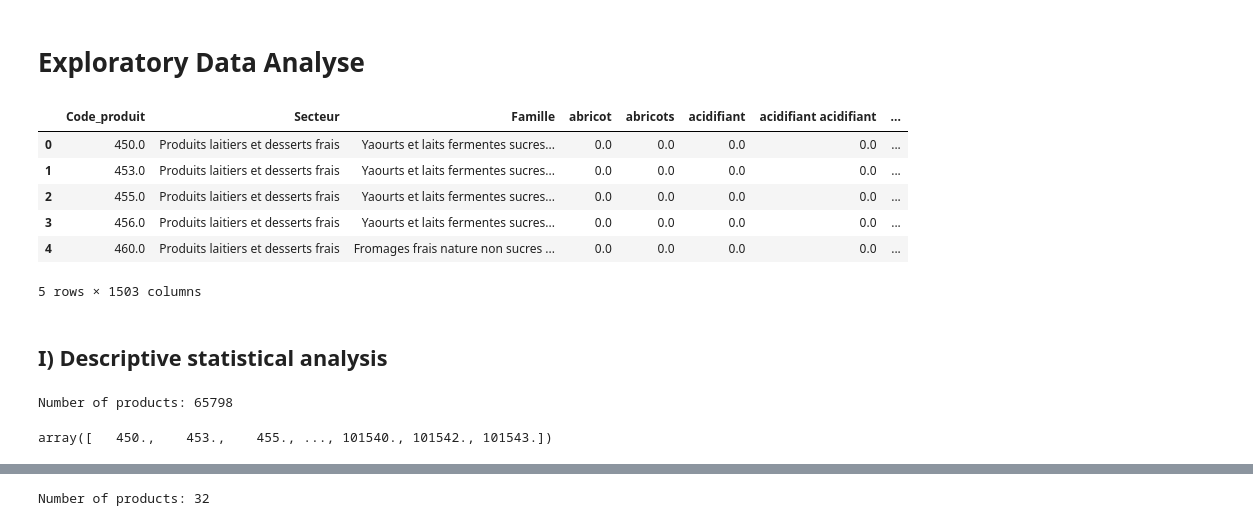
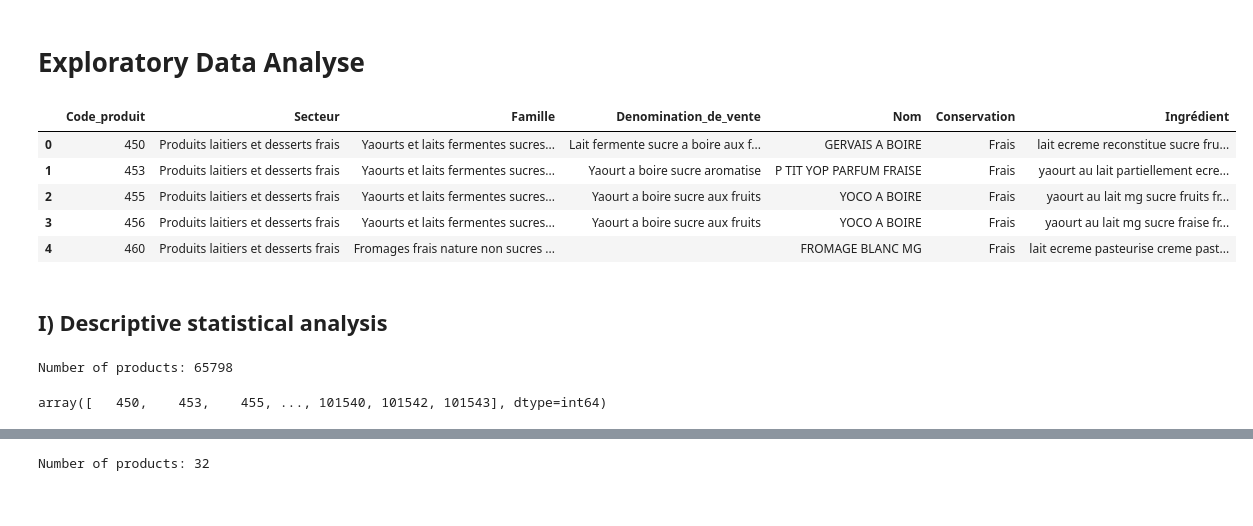
Before and after one commit to Thomasaujoux/food-classification, a Jupyter notebook: Exploratory_Data_Analysis/EDA.ipynb, the cells around one changed output, grey strips where cells are left out. Drawn from its saved outputs; the diff is of its cells as text; code cells hidden in the pictures.

```diff
--- a/Exploratory_Data_Analysis/EDA.ipynb
+++ b/Exploratory_Data_Analysis/EDA.ipynb
@@ -2,17 +2,16 @@
 # Exploratory Data Analyse
 # %%
 import pandas as pd
-df = pd.read_csv(r'C:\Users\Thomas Aujoux\Documents\GitHub\food-classification\Data_Preprocessing\Data_Oqali\merged..csv', sep=',')
+df = pd.read_csv(r'C:\Users\Thomas Aujoux\Documents\GitHub\food-classification\Data_Preprocessing\Data_Oqali\merged.csv', sep=',')
 df = df.drop("Unnamed: 0", axis = 1)
 df.head()
 # %% [output]
-|  | Code_produit | Secteur | Famille | abricot | abricots | acidifiant | acidifiant acidifiant | ... |
-| 0 | 450.0 | Produits laitiers et desserts frais | Yaourts et laits fermentes sucres... | 0.0 | 0.0 | 0.0 | 0.0 | ... |
-| 1 | 453.0 | Produits laitiers et desserts frais | Yaourts et laits fermentes sucres... | 0.0 | 0.0 | 0.0 | 0.0 | ... |
-| 2 | 455.0 | Produits laitiers et desserts frais | Yaourts et laits fermentes sucres... | 0.0 | 0.0 | 0.0 | 0.0 | ... |
-| 3 | 456.0 | Produits laitiers et desserts frais | Yaourts et laits fermentes sucres... | 0.0 | 0.0 | 0.0 | 0.0 | ... |
-| 4 | 460.0 | Produits laitiers et desserts frais | Fromages frais nature non sucres ... | 0.0 | 0.0 | 0.0 | 0.0 | ... |
+|  | Code_produit | Secteur | Famille | Denomination_de_vente | Nom | Conservation | Ingrédient |
+| 0 | 450 | Produits laitiers et desserts frais | Yaourts et laits fermentes sucres... | Lait fermente sucre a boire aux f... | GERVAIS A BOIRE | Frais | lait ecreme reconstitue sucre fru... |
+| 1 | 453 | Produits laitiers et desserts frais | Yaourts et laits fermentes sucres... | Yaourt a boire sucre aromatise | P TIT YOP PARFUM FRAISE | Frais | yaourt au lait partiellement ecre... |
+| 2 | 455 | Produits laitiers et desserts frais | Yaourts et laits fermentes sucres... | Yaourt a boire sucre aux fruits | YOCO A BOIRE | Frais | yaourt au lait mg sucre fruits fr... |
+| 3 | 456 | Produits laitiers et desserts frais | Yaourts et laits fermentes sucres... | Yaourt a boire sucre aux fruits | YOCO A BOIRE | Frais | yaourt au lait mg sucre fraise fr... |
+| 4 | 460 | Produits laitiers et desserts frais | Fromages frais nature non sucres ... |  | FROMAGE BLANC MG | Frais | lait ecreme pasteurise creme past... |
-5 rows × 1503 columns
 # %% [markdown]
 ## I) Descriptive statistical analysis
 # %%
@@ -20,4 +19,4 @@ print("Number of products: {}".format(len(df.Code_produit.unique())))
 df.Code_produit.unique()
 # %% [output]
 Number of products: 65798
-array([   450.,    453.,    455., ..., 101540., 101542., 101543.])
+array([   450,    453,    455, ..., 101540, 101542, 101543], dtype=int64)
```
Also changed, not shown: parts of 2 cells of this notebook, 3 other files.
